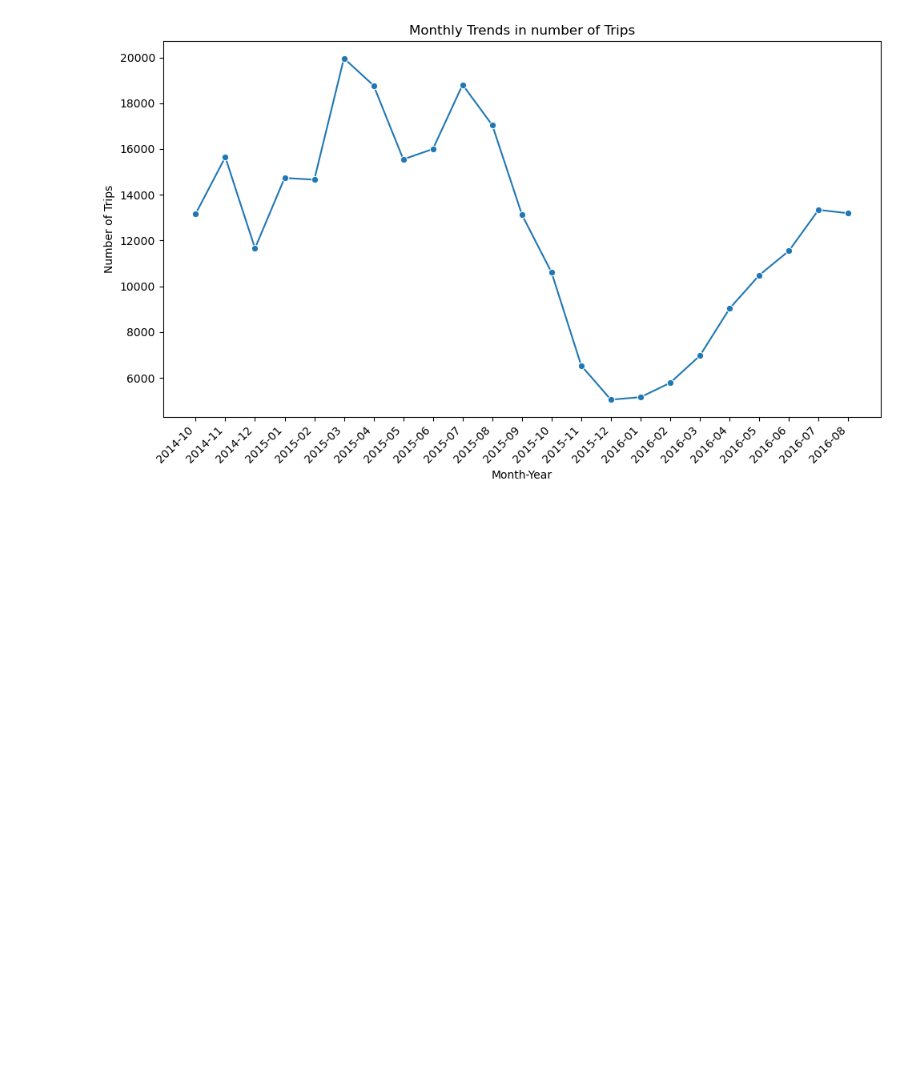
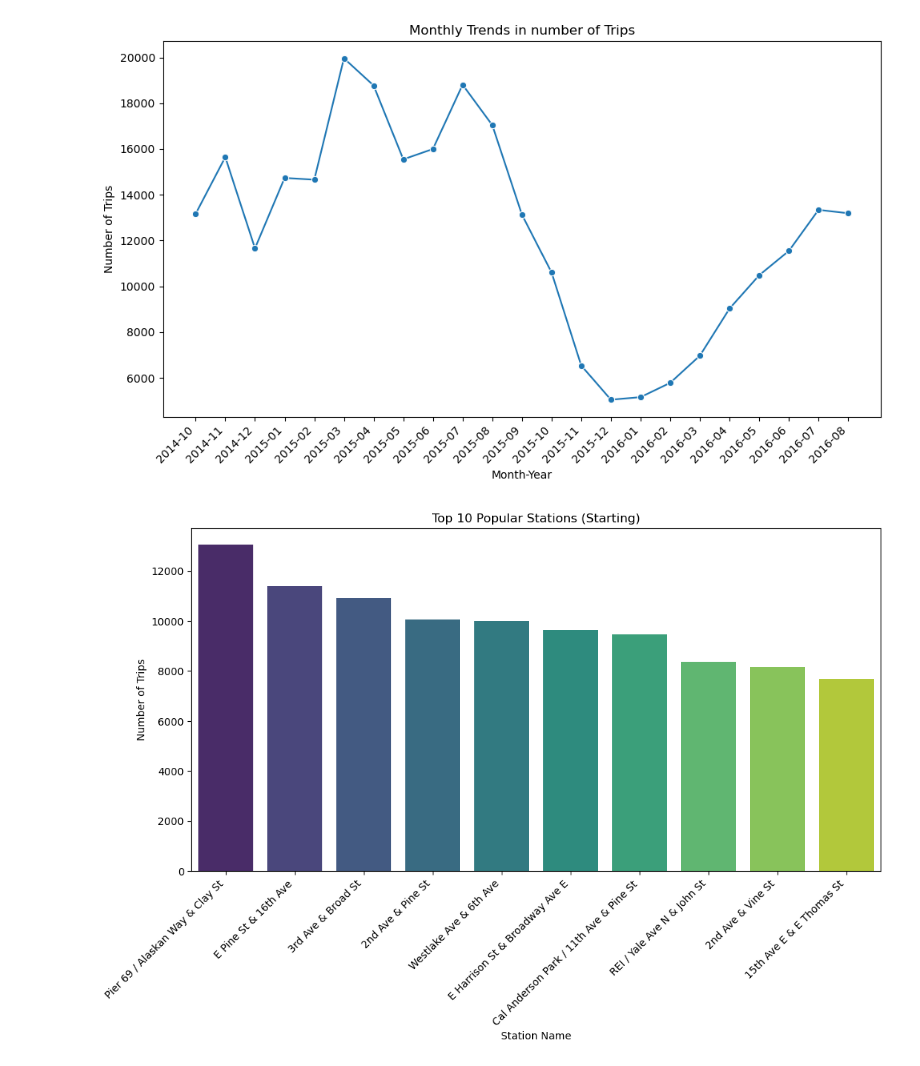
Before and after one commit to rahmxd/my_da_repo, a Jupyter notebook: Week 6 Consolidation/c1_q1_analysis.ipynb, the cells around one changed output. Drawn from its saved outputs; the diff is of its cells as text; code cells hidden in the pictures; blank space fills up the shorter version.

Commit message:
update c1_q1_analysis added barplot
added barplot for station counts starting and ending most popular

```diff
--- a/Week 6 Consolidation/c1_q1_analysis.ipynb
+++ b/Week 6 Consolidation/c1_q1_analysis.ipynb
@@ -326,3 +326,18 @@ plt.tight_layout()
 plt.show()
 # %% [output]
 [figure]
+# %%
+merged_df = pd.merge(df_trips, df_stations, left_on='from_station_id', right_on='station_id', how='left')
+
+start_station_counts = merged_df['from_station_name'].value_counts()
+end_station_counts = merged_df['to_station_name'].value_counts()
+
+plt.figure(figsize=(12, 6))
+sns.barplot(x=start_station_counts.index[:10], y=start_station_counts.values[:10], palette='viridis')
+plt.title('Top 10 Popular Stations (Starting)')
+plt.xlabel('Station Name')
+plt.ylabel('Number of Trips')
+plt.xticks(rotation=45, ha='right')
+plt.show()
+# %% [output]
+[figure, added]
```
Also changed, not shown: parts of 1 cell of this notebook.
